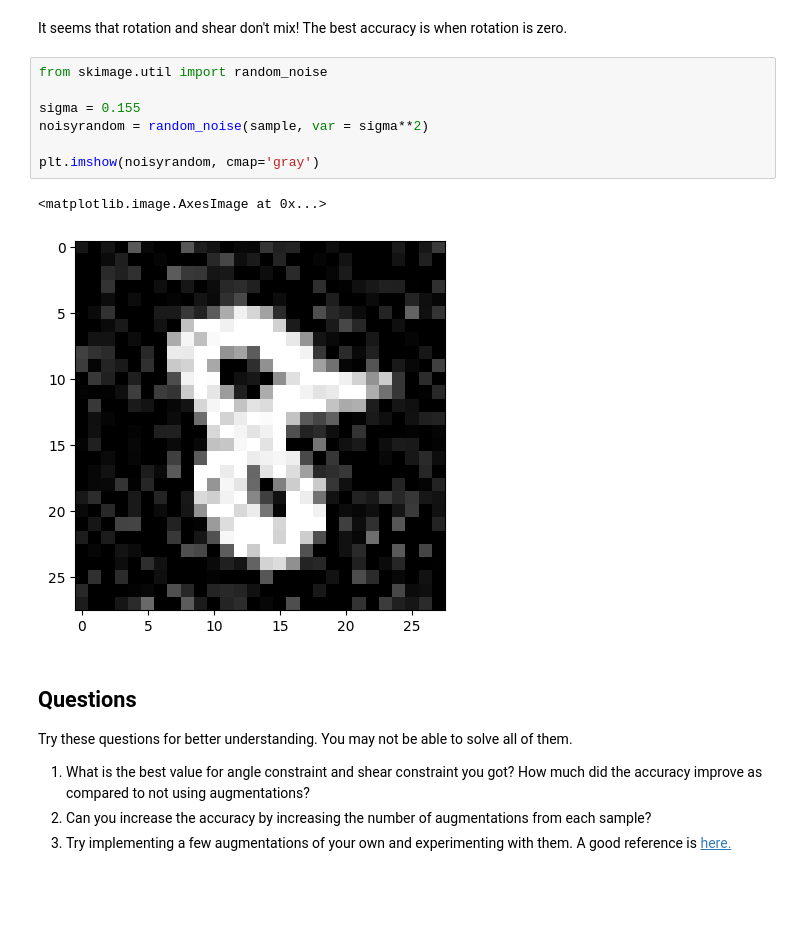
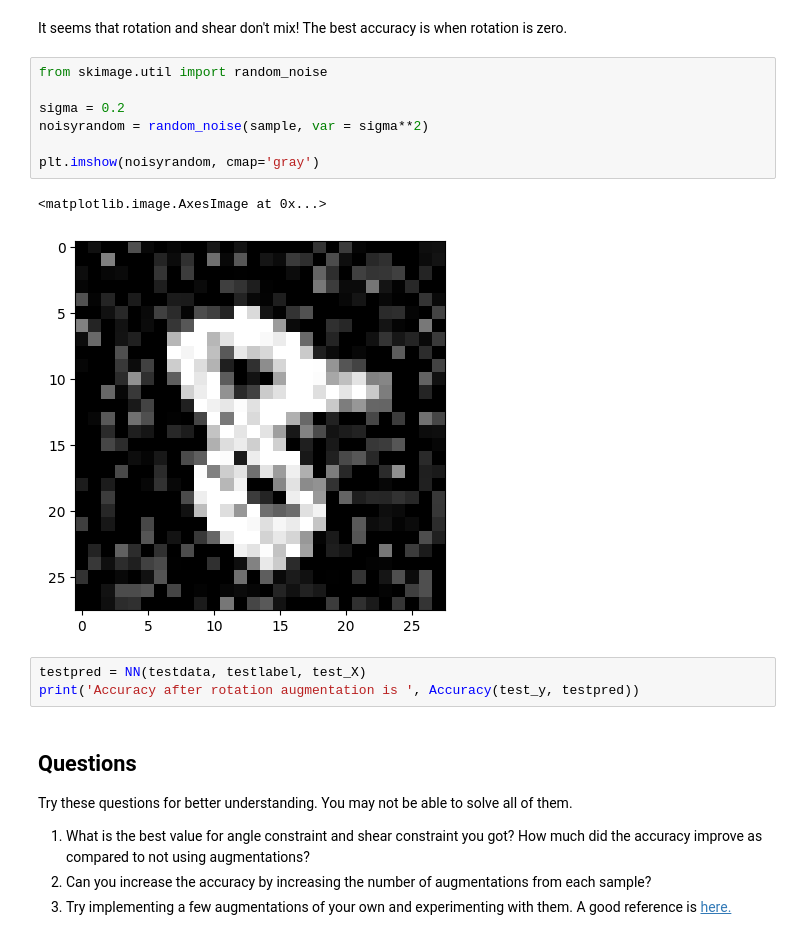
Before and after one commit to salonishenoy/AIMLcourse, a Jupyter notebook: AIML_Module_1_Lab_3_Data_Augmentation.ipynb, the cells around one changed output. Cells and saved outputs as stored; diff of their text form; blank space fills up the shorter version.

```diff
--- a/AIML_Module_1_Lab_3_Data_Augmentation.ipynb
+++ b/AIML_Module_1_Lab_3_Data_Augmentation.ipynb
@@ -330,13 +330,16 @@ It seems that rotation and shear don't mix! The best accuracy is when rotation i
 # %%
 from skimage.util import random_noise
 
-sigma = 0.155
+sigma = 0.2
 noisyrandom = random_noise(sample, var = sigma**2)
 
 plt.imshow(noisyrandom, cmap='gray')
 # %% [output]
 <matplotlib.image.AxesImage at 0x...>
-[figure, old version]
+[figure, new version]
+# %%
+testpred = NN(testdata, testlabel, test_X)
+print('Accuracy after rotation augmentation is ', Accuracy(test_y, testpred))
 # %% [markdown]
 ## Questions
 Try these questions for better understanding. You may not be able to solve all of them.
```
